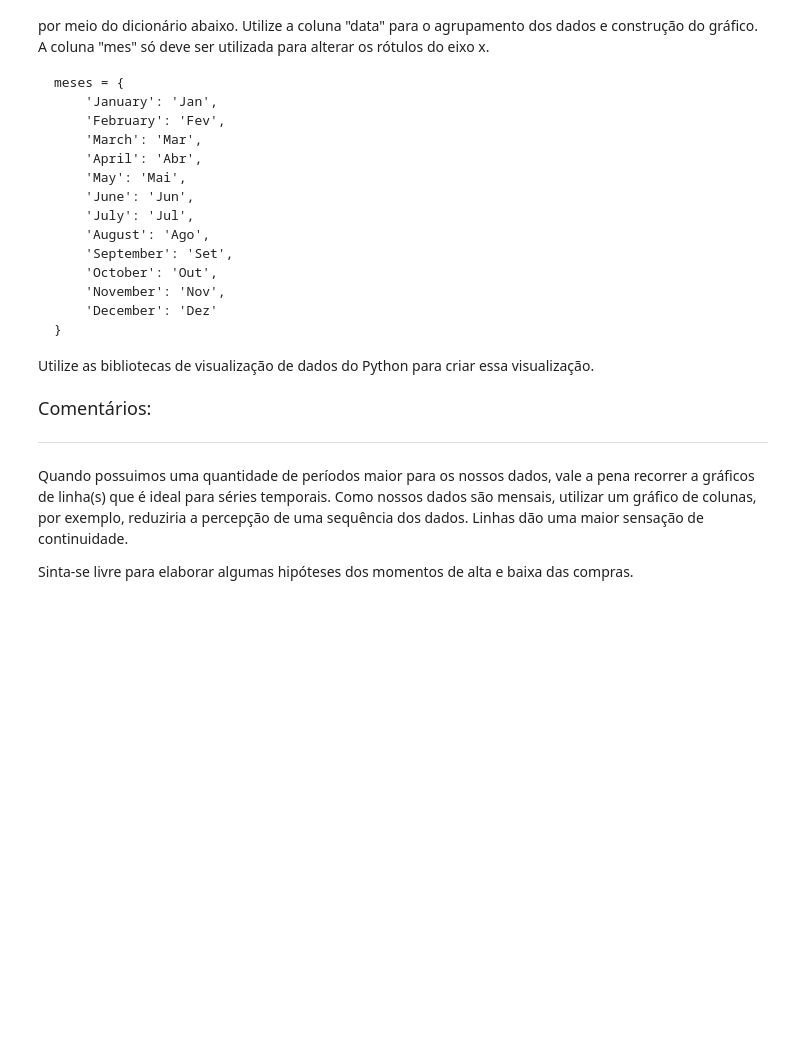
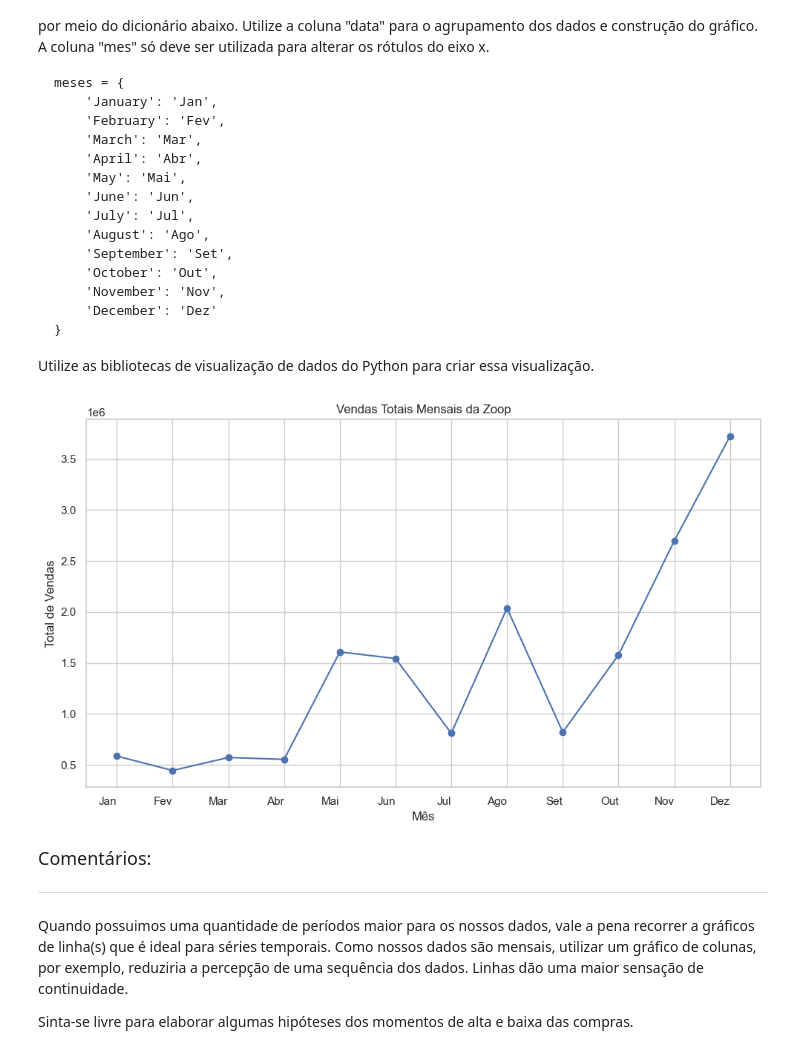
Before and after one commit to JCrpa/curso11_python_data_science_IA_dataviz, a Jupyter notebook: Projeto_Inicial_IA_aplicada_a_Data_Science.ipynb, the cells around one changed output. Saved outputs shown, nothing was run; the diff lists cells and outputs as text; code cells hidden in the pictures; blank space fills up the shorter version.

````diff
--- a/Projeto_Inicial_IA_aplicada_a_Data_Science.ipynb
+++ b/Projeto_Inicial_IA_aplicada_a_Data_Science.ipynb
@@ -707,6 +750,43 @@ meses = {
 ```
 
 Utilize as bibliotecas de visualização de dados do Python para criar essa visualização.
+# %%
+# 1. Garantir que a coluna data está no formato datetime
+df['data'] = pd.to_datetime(df['data'])
+# %%
+# 2. Agrupa por mês e soma o 'faturamento'
+vendas_mensais = df.groupby(pd.Grouper(key='data', freq='MS'))['faturamento'].sum().reset_index()
+# %%
+# 3. Dicionário de tradução dos meses
+meses = {
+    'January': 'Jan',
+    'February': 'Fev',
+    'March': 'Mar',
+    'April': 'Abr',
+    'May': 'Mai',
+    'June': 'Jun',
+    'July': 'Jul',
+    'August': 'Ago',
+    'September': 'Set',
+    'October': 'Out',
+    'November': 'Nov',
+    'December': 'Dez'
+}
+# %%
+# 4. Cria uma nova coluna 'mes' com os nomes dos meses traduzidos
+vendas_mensais['mes'] = vendas_mensais['data'].dt.month_name().map(meses)
+# %%
+# 5. Plotar gráfico de linha
+plt.figure(figsize=(10, 6)) # Ajusta o tamanho da figura
+plt.plot(vendas_mensais['mes'], vendas_mensais['faturamento'], marker='o', linestyle='-')
+plt.title('Vendas Totais Mensais da Zoop')
+plt.xlabel('Mês')
+plt.ylabel('Total de Vendas')
+plt.grid(True) # Adiciona uma grade
+plt.xticks(rotation=0, ha='right') # Rotaciona os rótulos do eixo x para melhor ajuste
+plt.tight_layout() # Ajusta o layout para evitar que os rótulos sejam cortados
+# %% [output]
+[figure, added]
 # %% [markdown]
 <font color="7b71ff" size=4> Comentários: </font>
 
````
Also changed, not shown: parts of 5 cells of this notebook.
